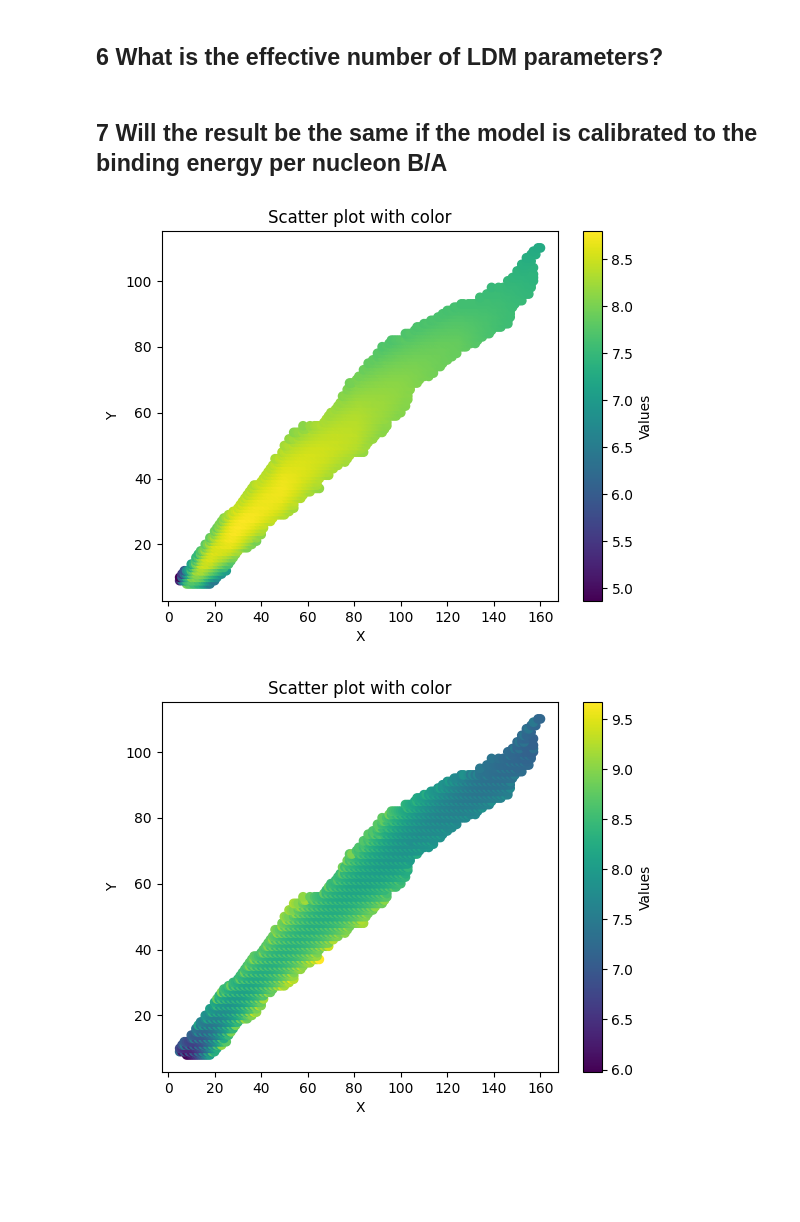
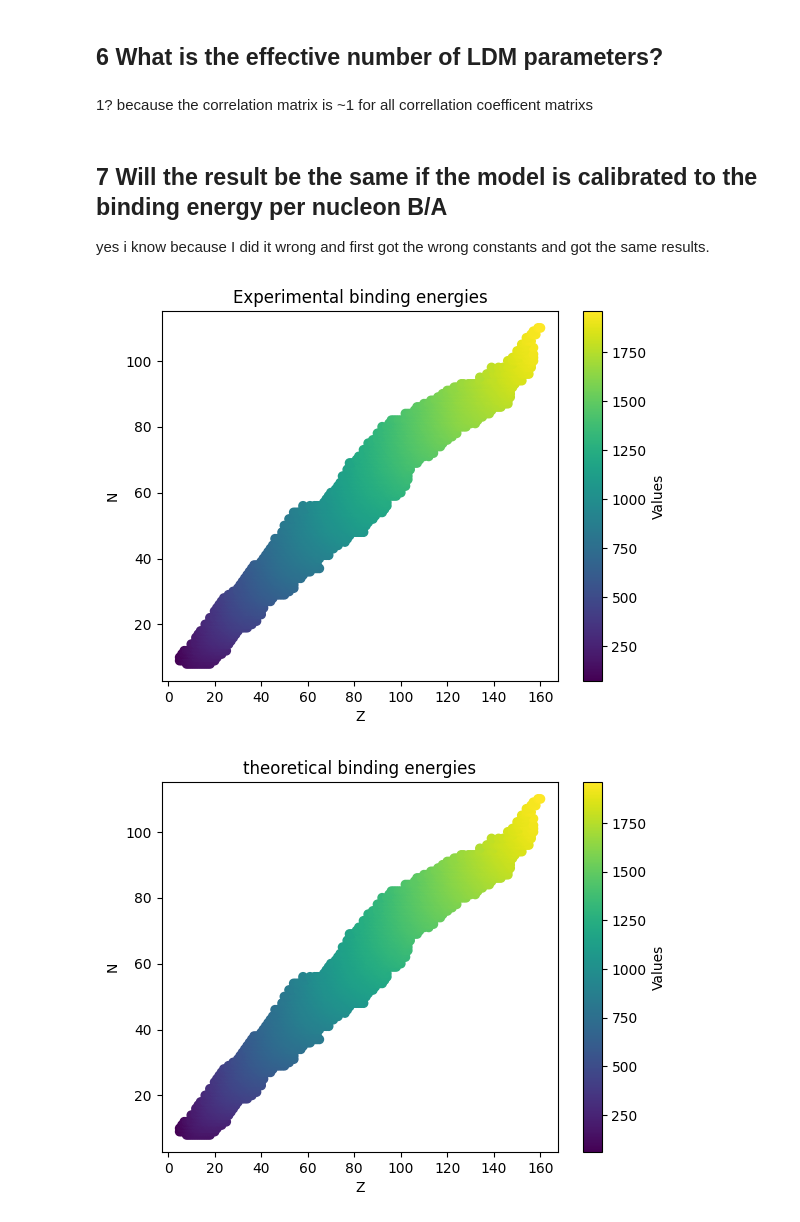
Before and after one commit to Circuitoah/Nuclear_Structure, a Jupyter notebook: Homework1/Homework1.ipynb, the cells around one changed output. Cells and saved outputs as stored; diff of their text form; code cells hidden in the pictures; blank space fills up the shorter version.

```diff
--- a/Homework1/Homework1.ipynb
+++ b/Homework1/Homework1.ipynb
@@ -18,6 +18,10 @@ import matplotlib.pyplot as plt
 x = BEN[0]
 y = BEN[1]
 values = BEN[2]  # Values to represent by color
+
+#binding Energy
+
+BE = (BEN[0] + BEN[1]) * BEN[2]
 
 Nuc_info = (x,y)
 
@@ -47,6 +47,4 @@ wher $\delta (A)$ is 0 for even-even nuclei, $\frac{-a_p}{\sqrt{A}}$ for odd - A
 # %%
-
-
 
 def B(N, Z,a_vol, a_surf, a_sym, a_c, a_p):
     A = N + Z
@@ -62,7 +60,7 @@ def B(N, Z,a_vol, a_surf, a_sym, a_c, a_p):
     if  N % 2 != 0 and Z % 2 != 0:
         arg5 = - 2* a_p / np.sqrt(A)
 
-    else:
+    if  A % 2 != 0:
         arg5 = - a_p/ np.sqrt(A)
 
 
@@ -85,10 +83,18 @@ def chi_2(param):
         test_value = B(  BEN[0][i], BEN[1][i] ,a_vol, a_surf, a_sym, a_c, a_p  )
         B_theory.append(test_value)
 
-    return np.sum ((B_theory - BEN[2])**2 )
+    return np.sum ((B_theory - BE)**2 )
 
 
 result = minimize(chi_2,  parm)
 
-print(result)
+#print(result)
+
+a_vol, a_surf, a_sym, a_c, a_p = result.x
+
+print("a_vol  =", a_vol)
+print("a_surf =", a_surf)
+print("a_sym  =", a_sym)
+print("a_c    =", a_c)
+print("a_p    =", a_p)
 # %% [output]
@@ -170,22 +185,26 @@ Covarance Matrix
 # %% [markdown]
 ## 6 What is the effective number of LDM parameters?
+# %% [markdown]
+1?  because the correlation matrix is ~1 for all correllation coefficent matrixs
 # %% [markdown]
 ## 7 Will the result be the same if the model is calibrated to the binding energy per nucleon B/A
+
+yes i know because I did it wrong and first got the wrong constants and got the same results.
 # %%
-plt.scatter(x, y, c=values, cmap='viridis')  # Use 'viridis' colormap for colors
+plt.scatter(x, y, c=BE, cmap='viridis')  # Use 'viridis' colormap for colors
 plt.colorbar(label='Values')  # Add colorbar to show the scale
-plt.xlabel('X')
-plt.ylabel('Y')
-plt.title('Scatter plot with color')
+plt.xlabel('Z')
+plt.ylabel('N')
+plt.title('Experimental binding energies')
 
 plt.show()
 plt.scatter(x, y, c=B_theory, cmap='viridis')  # Use 'viridis' colormap for colors
 plt.colorbar(label='Values')  # Add colorbar to show the scale
-plt.xlabel('X')
-plt.ylabel('Y')
-plt.title('Scatter plot with color')
+plt.xlabel('Z')
+plt.ylabel('N')
+plt.title('theoretical binding energies')
 
 plt.show()
 # %% [output]
-[figure, old version]
+[figure, new version]
-[figure, old version]
+[figure, new version]
```
Also changed, not shown: parts of 8 cells of this notebook.
